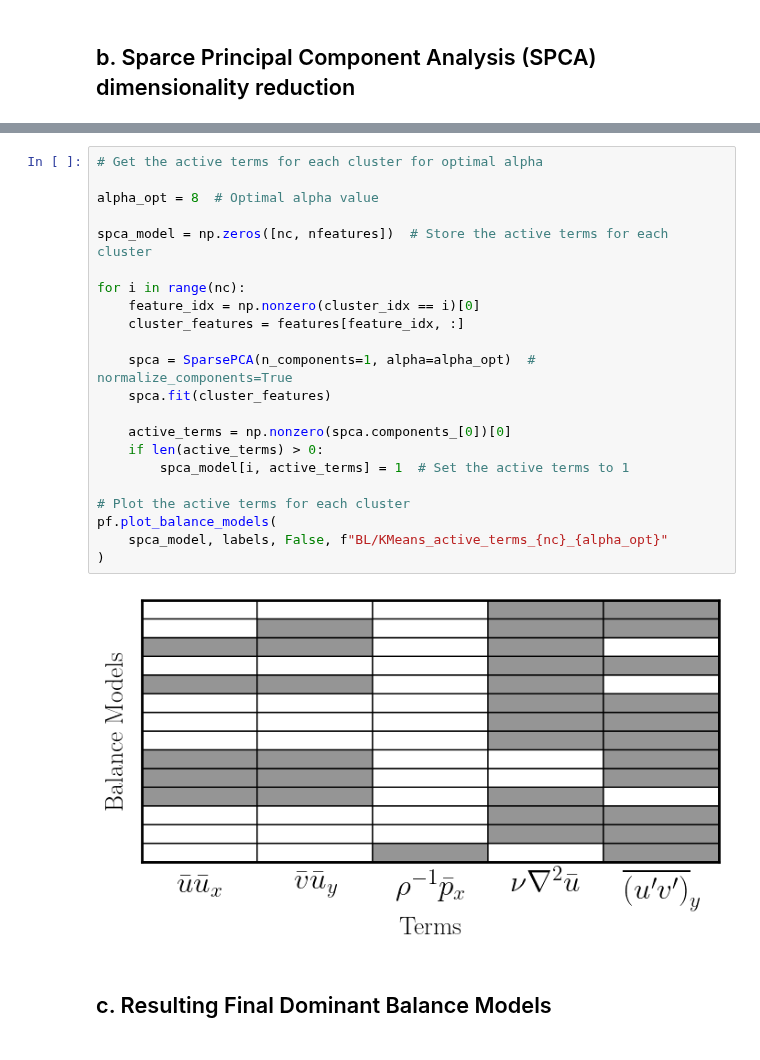
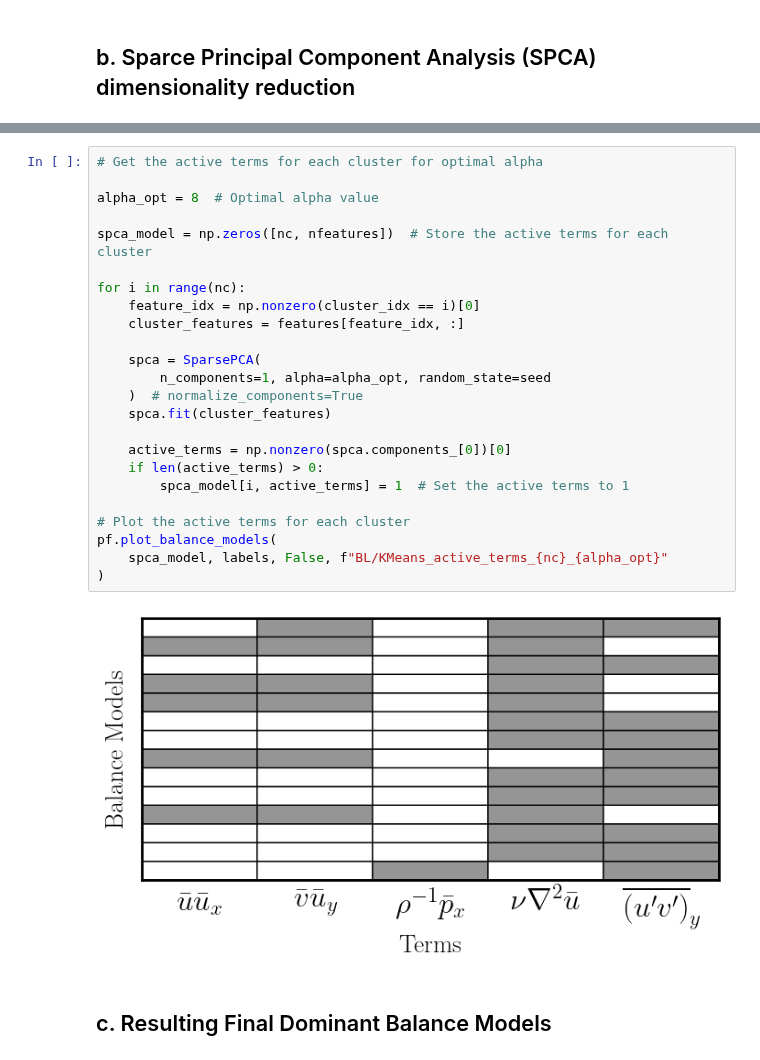
Before and after one commit to tbreitburd/Learning-Dominant-Physical-Processes-using-Unsupervised-Learning-Techniques-, a Jupyter notebook: Notebooks/K_Means_BL.ipynb, the cells around one changed output, grey strips where cells are left out. Cells and saved outputs as stored; diff of their text form.

Commit message:
Fixed plot paths and random seed for K_means

```diff
--- a/Notebooks/K_Means_BL.ipynb
+++ b/Notebooks/K_Means_BL.ipynb
@@ -203,27 +205,29 @@ pf.plot_spca_residuals(alphas, err, f"BL/KMeans_spca_residuals_{nc}")
 # %%
 # Get the active terms for each cluster for optimal alpha
 
 alpha_opt = 8  # Optimal alpha value
 
 spca_model = np.zeros([nc, nfeatures])  # Store the active terms for each cluster
 
 for i in range(nc):
     feature_idx = np.nonzero(cluster_idx == i)[0]
     cluster_features = features[feature_idx, :]
 
-    spca = SparsePCA(n_components=1, alpha=alpha_opt)  # normalize_components=True
+    spca = SparsePCA(
+        n_components=1, alpha=alpha_opt, random_state=seed
+    )  # normalize_components=True
     spca.fit(cluster_features)
 
     active_terms = np.nonzero(spca.components_[0])[0]
     if len(active_terms) > 0:
         spca_model[i, active_terms] = 1  # Set the active terms to 1
 
 # Plot the active terms for each cluster
 pf.plot_balance_models(
     spca_model, labels, False, f"BL/KMeans_active_terms_{nc}_{alpha_opt}"
 )
 # %% [output]
-[figure, old version]
+[figure, new version]
 # %% [markdown]
 ## c. Resulting Final Dominant Balance Models
 # %%
```
Also changed, not shown: parts of 9 cells of this notebook, 1 other file.
